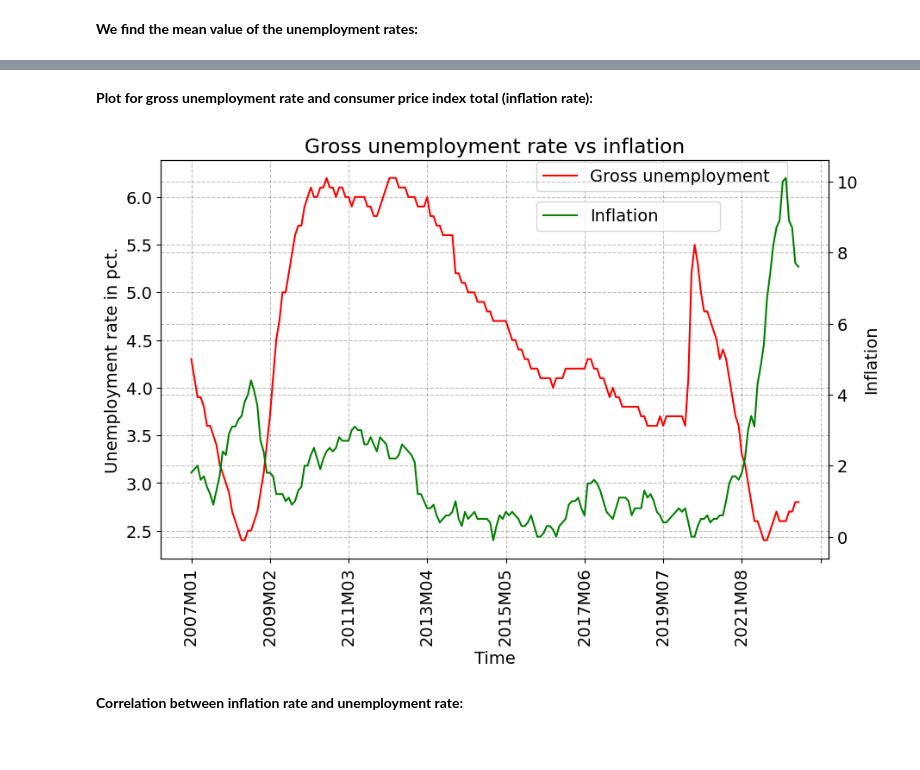
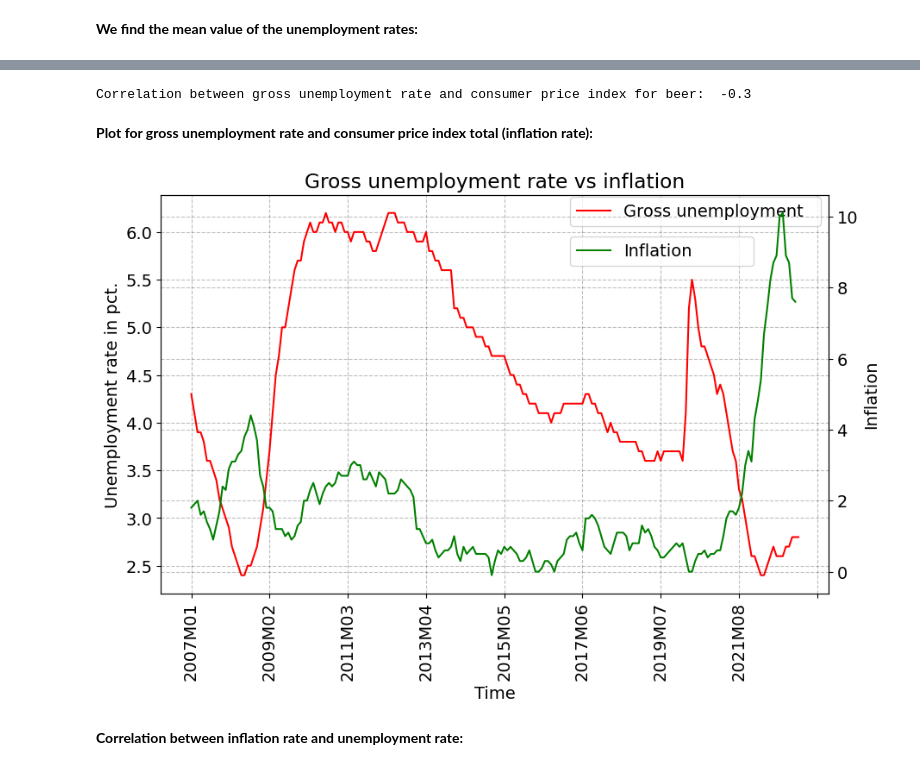
Before and after one commit to NumEconCopenhagen/projects-2023-noobs, a Jupyter notebook: dataproject/Beer.ipynb, the cells around one changed output, grey strips where cells are left out. Cells and saved outputs as stored; diff of their text form; code cells hidden in the pictures.

```diff
--- a/dataproject/Beer.ipynb
+++ b/dataproject/Beer.ipynb
@@ -183,7 +180,8 @@ GUR_api.head(5)
 # %% [markdown]
 **We merge the data:**
 # %%
-beer = pd.merge(CPI_api, GUR_api,on=['TID'], how='outer')
+# We merge our selected dataframes using an outer join,based on the time (TID) column, such that the dataframes are matched.
+beer = pd.merge(CPI_api, GUR_api, on='TID', how='outer')
 beer.head(5)
 # %% [output]
 |  | VAREGR | ENHED | TID | INDHOLD_x | YD | SAESONFAK | INDHOLD_y |
@@ -246,44 +269,80 @@ We find that the mean unemployment rate for women is higher than for men, howeve
+# %%
+# Convert "INDHOLD_x" to numeric values
+beer['INDHOLD_x'] = pd.to_numeric(beer['INDHOLD_x'], errors='coerce')
+#We convert "INDHOLD_y" to numeric values:
+beer['INDHOLD_y'] = pd.to_numeric(beer['INDHOLD_y'], errors='coerce')
+
+# Filter the data for "Gross unemployment" in "YD" column
+CPI_total = beer[beer['YD'] == 'Gross unemployment']['INDHOLD_y']
+
+# Filter the data for "Consumer price index for beer" in "VAREGR" column
+GU_rate = beer[beer['VAREGR'] == '02.1.3 Beer']['INDHOLD_x']
+
+# Drop any rows with missing values in CPI_total and GU_rate
+CPI_total = CPI_total.dropna()
+GU_rate = GU_rate.dropna()
+
+# Calculate the correlation between unemployment rate and consumer price index for men
+correlation = CPI_total.corr(GU_rate)
+
+# Round the correlation coefficient to 2 decimals
+correlation = round(correlation, 2)
+
+# Print the correlation coefficient
+print("Correlation between gross unemployment rate and consumer price index for beer: ", correlation)
+# %% [output]
+Correlation between gross unemployment rate and consumer price index for beer:  -0.3
 # %% [markdown]
 **Plot for gross unemployment rate and consumer price index total (inflation rate):**
 # %%
-# Create a pivot table
-beer_y = beer.pivot_table(index='YD', columns='TID', values='INDHOLD_y')
-beer_x = beer.pivot_table(index='VAREGR', columns='TID', values='INDHOLD_x')
+# Define the categories for unemployment and consumer price index
+Unemployment = ["Gross unemployment"]
+Consumer_price_index = ["00 Consumer price index, total","02.1.3 Beer"]
 
-Unemployment = ["Gross unemployment"]
-Consumer_price_index=["00 Consumer price index, total","02.1.3 Beer"]
+# Convert the 'INDHOLD_y' and 'INDHOLD_x' columns to numeric format
+beer['INDHOLD_y'] = pd.to_numeric(beer['INDHOLD_y'], errors='coerce')
+beer['INDHOLD_x'] = pd.to_numeric(beer['INDHOLD_x'], errors='coerce')
 
-fig = plt.figure(figsize=(10, 6))  # Set the plot size to 10 inches width and 6 inches height
-ax = fig.add_subplot(1,1,1)
+# Group the data and calculate the mean to create the 'beer_y' DataFrame
+beer_y = beer.groupby(['YD', 'TID'])['INDHOLD_y'].mean().unstack()
 
-# Plot the curves separately for each value on the primary y-axis
-beer_y.loc[Unemployment[0]].plot(x='TID', y='INDHOLD_y', ax=ax, label=Unemployment[0], color="red")
+# Group the data and calculate the mean to create the 'beer_x' DataFrame
+beer_x = beer.groupby(['VAREGR', 'TID'])['INDHOLD_x'].mean().unstack()
 
-ax.legend(frameon=True, bbox_to_anchor=(0.55, 0.9, 0.4, 0.2), loc="lower left", mode="expand")
-# Update the legend location manually using bbox_to_anchor parameter
+# Create the figure and subplot
+fig = plt.figure(figsize=(10, 6))
+ax = fig.add_subplot(1, 1, 1)
 
+# Plot the 'Gross unemployment' data on the primary y-axis
+beer_y.loc[Unemployment[0]].plot(ax=ax, label=Unemployment[0], color="red")
+
+# Add legend to the primary y-axis
+ax.legend(frameon=True, bbox_to_anchor=(0.6, 0.9, 0.4, 0.2), loc="lower left", mode="expand")
+
+# Set labels and rotation for the axes
 ax.set_ylabel('Unemployment rate in pct.')
 ax.set_xlabel('Time')
-
-# Set x-axis labels to be written vertically
 ax.set_xticklabels(ax.get_xticklabels(), rotation='vertical')
 
-# Create a secondary y-axis
+# Create the secondary y-axis
 ax2 = ax.twinx()
 
-# Plot a curve on the secondary y-axis
-beer_x.loc[Consumer_price_index[0]].plot(x='TID', y='INDHOLD_x', ax=ax2, label='Inflation', color='green')
-ax2.legend(frameon=True, bbox_to_anchor=(0.55, 0.8, 0.3, 0.2), loc="lower right", mode="expand")
-# Update the legend location manually using bbox_to_anchor parameter
+# Plot the 'inflation' data on the secondary y-axis
+beer_x.loc[Consumer_price_index[0]].plot(ax=ax2, label='Inflation', color='green')
 
+# Add legend to the secondary y-axis
+ax2.legend(frameon=True, bbox_to_anchor=(0.6, 0.8, 0.3, 0.2), loc="lower right", mode="expand")
+
+# Set label for the secondary y-axis
 ax2.set_ylabel('Inflation')
 
 # Set the title of the plot
 ax.set_title('Gross unemployment rate vs inflation')
 
-plt.show()  # Display the plot
+# Display the plot
+plt.show()
 # %% [output]
-[figure, old version]
+[figure, new version]
 # %% [markdown]
 **Correlation between inflation rate and unemployment rate:**
 # %%
```
Also changed, not shown: parts of 24 cells of this notebook.
